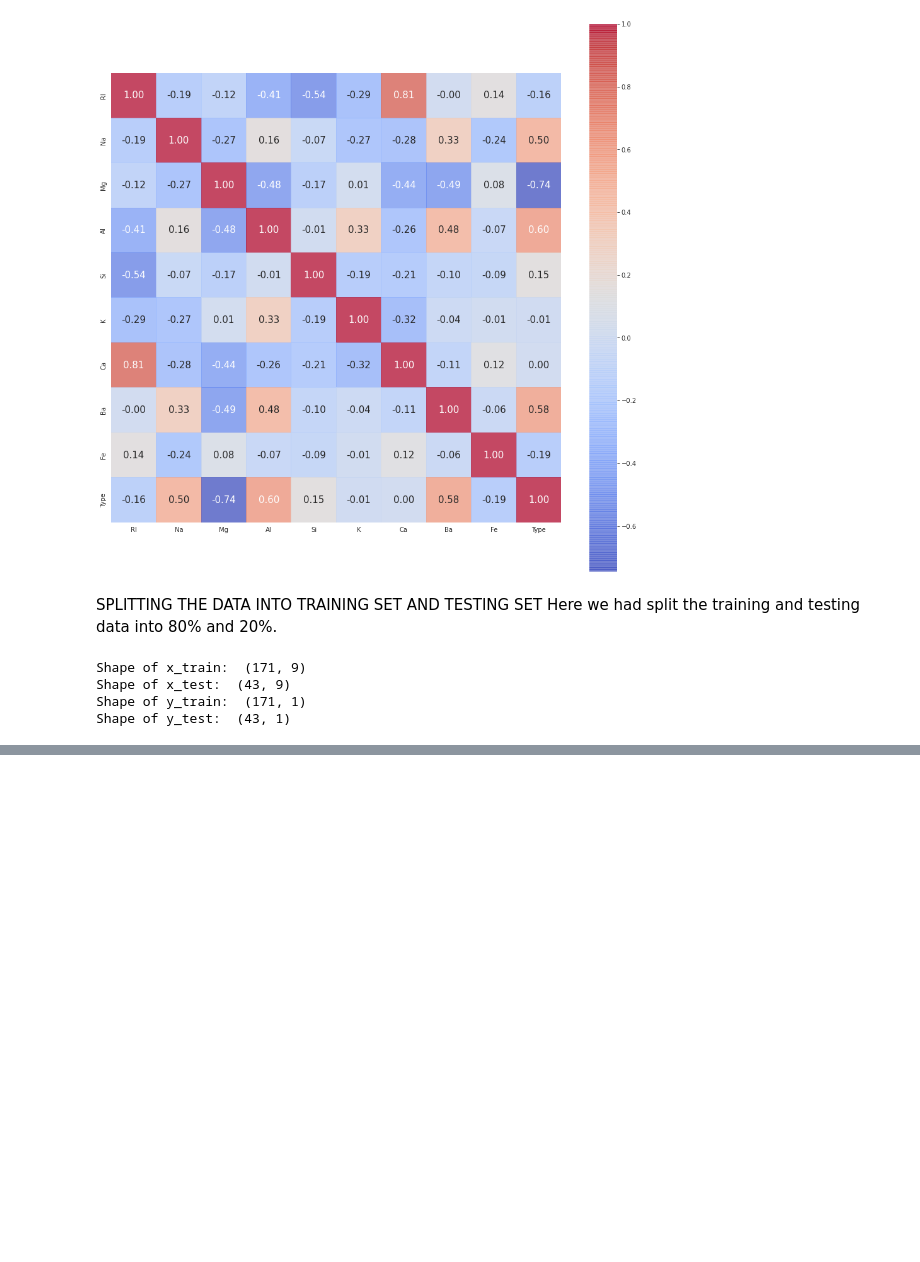
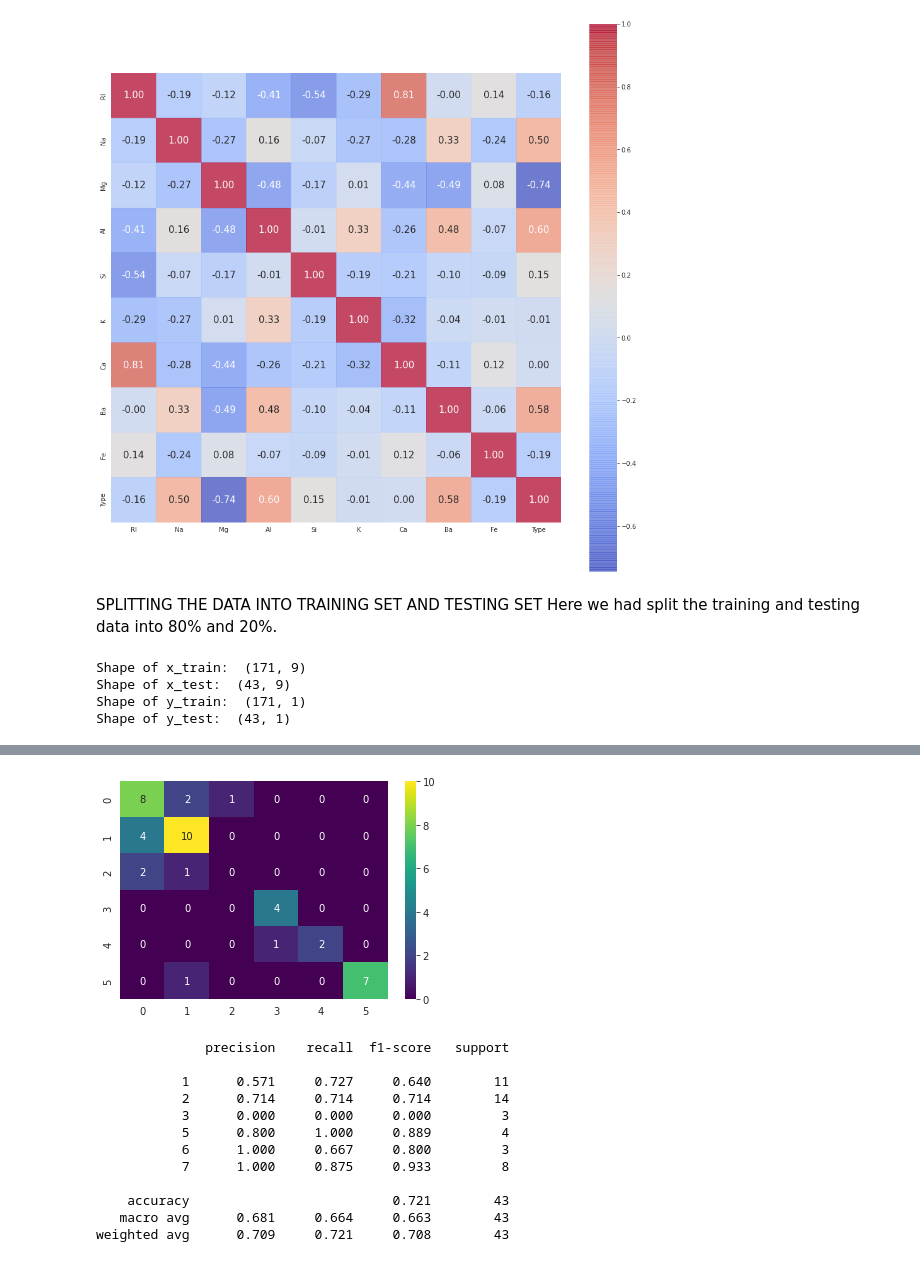
Before and after one commit to masp42/CA_AI, a Jupyter notebook: CA_ML_2.ipynb, the cells around one changed output, grey strips where cells are left out. Saved outputs shown, nothing was run; the diff lists cells and outputs as text; code cells hidden in the pictures; blank space fills up the shorter version.

```diff
--- a/CA_ML_2.ipynb
+++ b/CA_ML_2.ipynb
@@ -136,0 +257,16 @@ Shape of y_test:  (43, 1)
+# %%
+# Support vector machine SVM
+from sklearn.svm import SVC
+classifier_svm = SVC()
+steps = [
+         ('scalar', StandardScaler()),
+         ('model', SVC())
+        ]
+svm_linear_pipe = Pipeline(steps)
+# %%
+parameters = { 'model__kernel' : ['linear'],
+               'model__C' : [1,10,100,1000,10000],
+               'model__random_state' : [42]
+}
+classifier_svm_linear = GridSearchCV(svm_linear_pipe, parameters, cv = 3)
+classifier_svm_linear = classifier_svm_linear.fit(x_train, y_train.ravel())
@@ -136,0 +284,20 @@ Shape of y_test:  (43, 1)
+# %%
+from sklearn.metrics import confusion_matrix
+sns.heatmap(confusion_matrix(y_test, y_pred_svm_linear_test), annot=True, cmap = 'viridis', fmt='.0f')
+plt.show()
+import math
+print(classification_report(y_test, y_pred_svm_linear_test, digits=3))
+# %% [output]
+[figure, added]
+              precision    recall  f1-score   support
+
+           1      0.571     0.727     0.640        11
+           2      0.714     0.714     0.714        14
+           3      0.000     0.000     0.000         3
+           5      0.800     1.000     0.889         4
+           6      1.000     0.667     0.800         3
+           7      1.000     0.875     0.933         8
+
+    accuracy                          0.721        43
+   macro avg      0.681     0.664     0.663        43
+weighted avg      0.709     0.721     0.708        43
```
Also changed, not shown: parts of 12 cells of this notebook.
